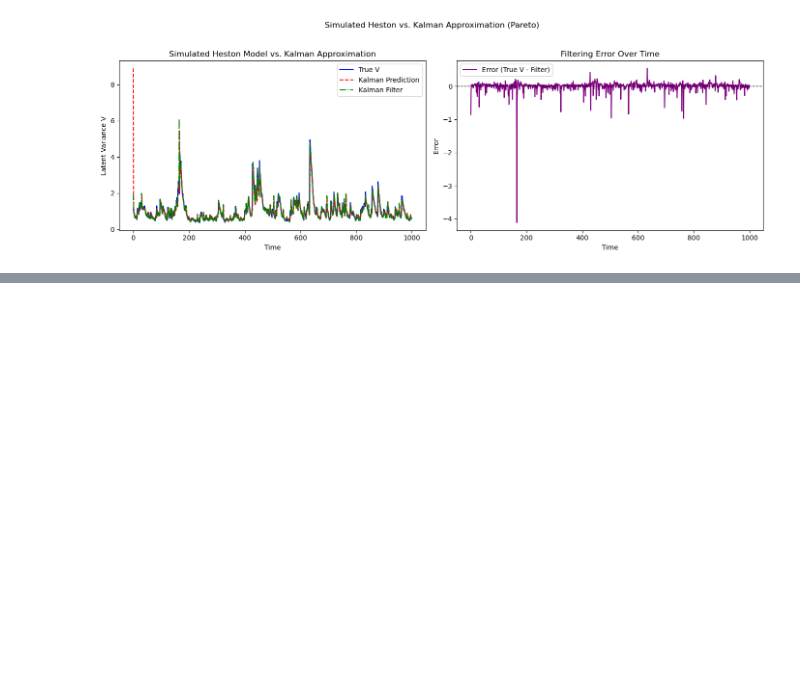
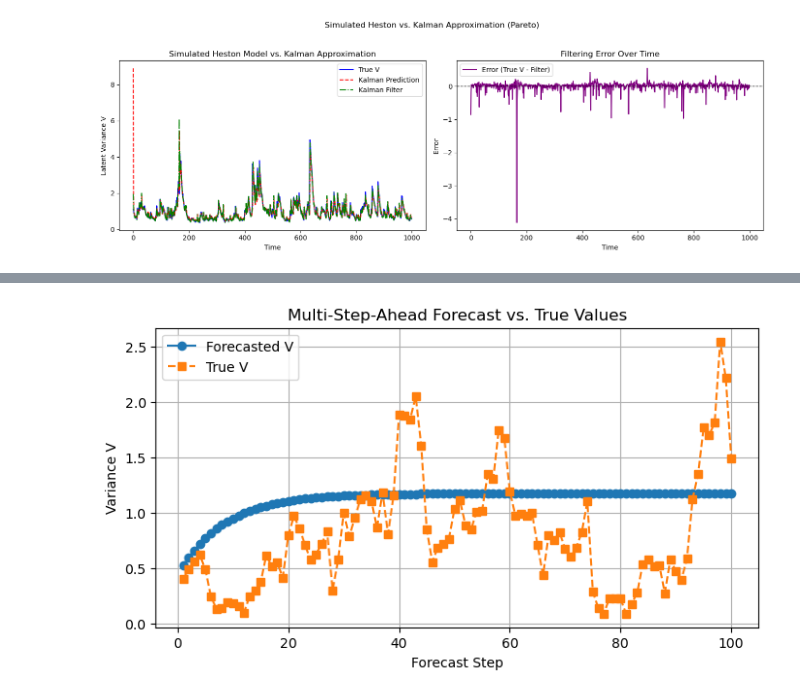
Before and after one commit to HyunminHong/Kalman-Heston-Filter, a Jupyter notebook: notebook/heston_notebook.ipynb, the cells around one changed output, grey strips where cells are left out. Cells and saved outputs as stored; diff of their text form; code cells hidden in the pictures; blank space fills up the shorter version.

```diff
--- a/notebook/heston_notebook.ipynb
+++ b/notebook/heston_notebook.ipynb
@@ -95,0 +269,71 @@ plot_heston_vs_kalman(V_series_par, V_pred_par, V_filt_par, title="Simulated Hes
+# %%
+# Assuming the following variables are defined:
+#   y_series_norm, V_series_norm: the simulated observation and true state series.
+#   V0_initial, P0_init: initial conditions.
+#   init_guess: initial guess for QMLE.
+#   estimated_params_train_norm: the estimated parameters [alpha, beta, gamma, delta]
+#   kalman_like_heston_filter: your filter function.
+#   multi_step_ahead_forecast_heston, predict_step_heston: functions defined earlier.
+
+# Set the train-test split
+train_ratio = 0.50  # 50% training, 50% testing
+n = len(y_series_norm)
+split_index = int(n * train_ratio)
+
+# Split the observation data into training and test sets
+y_train_norm = y_series_norm[:split_index]
+y_test_norm  = y_series_norm[split_index:]
+
+# Parameter estimation using QMLE on the training set
+result_train_norm = estimate_params_qmle(
+    y_train_norm,
+    V0=V0_initial,
+    P0=P0_init,
+    init_params=init_guess
+)
+estimated_params_train_norm = result_train_norm.x
+
+# Run the filter on the training set
+V_pred_train_norm, P_pred_train_norm, V_filt_train_norm, P_filt_train_norm = \
+    kalman_like_heston_filter(
+        y_train_norm,
+        *estimated_params_train_norm,
+        V0=V0_initial,
+        P0=P0_init
+    )
+
+# Use the last filtered state from the training period for forecast initialization
+V0_forecast = V_filt_train_norm[-1]
+P0_forecast = P_filt_train_norm[-1]
+
+# Choose a forecast horizon, e.g., 5 steps ahead
+x_steps = 100
+
+# Compute the multi-step-ahead forecast from the last training point
+V_multi_fore, P_multi_fore = multi_step_ahead_forecast_heston(
+    V0_forecast,
+    P0_forecast,
+    *estimated_params_train_norm,  # unpacks alpha, beta, gamma, delta
+    x_steps
+)
+
+# Extract the true underlying variance values for the forecast horizon
+# Assuming that the true state series V_series_norm aligns with y_series_norm:
+V_true_forecast = V_series_norm[split_index:split_index + x_steps]
+
+# Print out the forecast and true values for each step
+print("Step-ahead forecast vs. true values:")
+for i in range(x_steps):
+    print(f"Step {i+1}: Forecast = {V_multi_fore[i]:.4f}, True = {V_true_forecast[i]:.4f}")
+
+# Optionally, plot the forecast against the true values
+plt.figure(figsize=(8, 4))
+plt.plot(range(1, x_steps+1), V_multi_fore, marker='o', linestyle='-', label='Forecasted V')
+plt.plot(range(1, x_steps+1), V_true_forecast, marker='s', linestyle='--', label='True V')
+plt.xlabel('Forecast Step')
+plt.ylabel('Variance V')
+plt.title('Multi-Step-Ahead Forecast vs. True Values')
+plt.legend()
+plt.grid(True)
+plt.show()
+# %% [output]
@@ -95,0 +357 @@ plot_heston_vs_kalman(V_series_par, V_pred_par, V_filt_par, title="Simulated Hes
+[figure, added]
```
Also changed, not shown: parts of 7 cells of this notebook.
